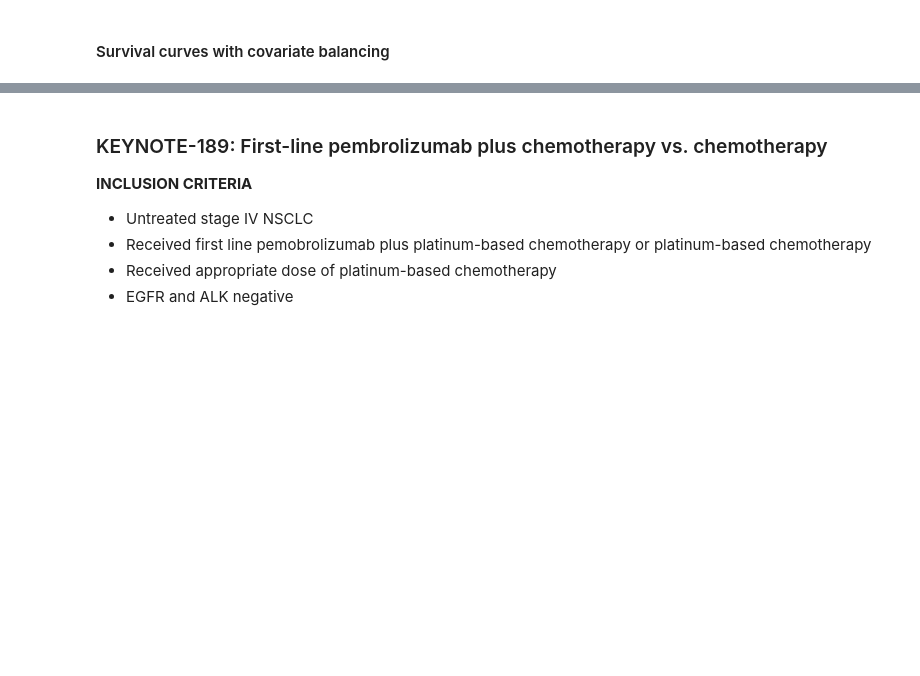
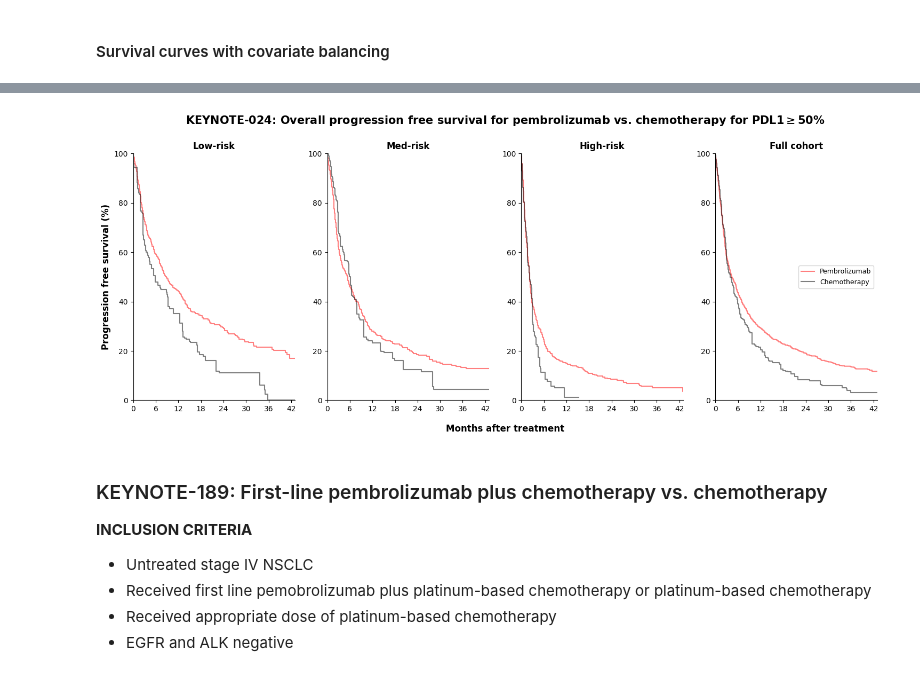
Before and after one commit to xavier-orcutt/TrialTranslator-notebooks, a Jupyter notebook: lung/rtrials_wt3r_33c_dc.ipynb, the cells around one changed output, grey strips where cells are left out. Drawn from its saved outputs; the diff is of its cells as text; code cells hidden in the pictures; blank space fills up the shorter version.

```diff
--- a/lung/rtrials_wt3r_33c_dc.ipynb
+++ b/lung/rtrials_wt3r_33c_dc.ipynb
@@ -1119,0 +1128,2 @@ key_024 = key_024.query('timerisk_treatment >= 0')
+# %%
+key_024 = pd.merge(key_024, progression, on = 'PatientID', how = 'left')
@@ -1119,0 +1151,2 @@ key_024 = key_024.query('timerisk_treatment >= 0')
+# %%
+key_024 = key_024.query('time_prog_treatment >= 0')
@@ -1491,0 +1203,15 @@ plt.show()
+# %%
+key_024_iptw = key_024.filter(items = ['pfs_status',
+                                       'time_prog_treatment',
+                                       'pembro',
+                                       'age',
+                                       'gender',
+                                       'race',
+                                       'PracticeType',
+                                       'Histology',
+                                       'adv_year',
+                                       'commercial',
+                                       'medicare',
+                                       'medicaid',
+                                       'ecog_diagnosis',
+                                       'risk_score'])
@@ -1492,3 +1452,81 @@ plt.show()
+# %%
+fig = plt.figure(figsize=(18, 6))
+
+# Plot survival curves for low risk group
+plt.subplot(1, 4, 1)
+
+plt.step(kmf_low_pembro_024_iptw.timeline, kmf_low_pembro_024_iptw.survival_function_.values*100, color = 'red', alpha = 0.5)
+
+plt.step(kmf_low_plat_024_iptw.timeline, kmf_low_plat_024_iptw.survival_function_.values*100, color = 'black', alpha = 0.5)
+
+plt.xticks(np.arange(0, 43, 6))
+plt.xlim(0, 43)
+plt.ylim(0, 100)
+
+plt.title('Low-risk', weight = 'bold')
+plt.ylabel('Progression free survival (%)', size = 12, weight = 'bold')
+
+plt.gca().spines['top'].set_visible(False)
+plt.gca().spines['right'].set_visible(False)
+
+# Plot survival curves for med risk group.
+plt.subplot(1, 4, 2)
+
+plt.step(kmf_med_pembro_024_iptw.timeline, kmf_med_pembro_024_iptw.survival_function_.values*100, color = 'red', alpha = 0.5)
+
+plt.step(kmf_med_plat_024_iptw.timeline, kmf_med_plat_024_iptw.survival_function_.values*100, color = 'black', alpha = 0.5)
+
+plt.xticks(np.arange(0, 43, 6))
+plt.xlim(0, 43)
+plt.ylim(0, 100)
+
+plt.title('Med-risk', weight = 'bold')
+
+plt.gca().spines['top'].set_visible(False)
+plt.gca().spines['right'].set_visible(False)
+
+# Plot survival curves by treatment for high risk group.
+plt.subplot(1, 4, 3)
+
+plt.step(kmf_high_pembro_024_iptw.timeline, kmf_high_pembro_024_iptw.survival_function_.values*100, color = 'red', alpha = 0.5)
+
+plt.step(kmf_high_plat_024_iptw.timeline, kmf_high_plat_024_iptw.survival_function_.values*100, color = 'black', alpha = 0.5)
+
+plt.xticks(np.arange(0, 43, 6))
+plt.xlim(0, 43)
+plt.ylim(0, 100)
+
+plt.title('High-risk', weight = 'bold')
+
+plt.gca().spines['top'].set_visible(False)
+plt.gca().spines['right'].set_visible(False)
+
+# Plot survival curves by treatment for all risk group.
+plt.subplot(1, 4, 4)
+
+plt.step(kmf_all_pembro_024_iptw.timeline, kmf_all_pembro_024_iptw.survival_function_.values*100, color = 'red', alpha = 0.5, label = 'Pembrolizumab')
+
+plt.step(kmf_all_plat_024_iptw.timeline, kmf_all_plat_024_iptw.survival_function_.values*100, color = 'black', alpha = 0.5, label = 'Chemotherapy')
+
+plt.xticks(np.arange(0, 43, 6))
+plt.xlim(0, 43)
+plt.ylim(0, 100)
+
+plt.title('Full cohort', weight = 'bold')
+
+plt.gca().spines['top'].set_visible(False)
+plt.gca().spines['right'].set_visible(False)
+
+plt.legend(loc = 'center right', prop = {'size': 9})
+
+fig.add_subplot(1, 1, 1, frameon = False)
+plt.tick_params(labelcolor = 'none', which = 'both', top = False, bottom = False, left = False, right = False)
+plt.xlabel('Months after treatment', labelpad = 15, size = 12, weight = 'bold')
+plt.title(r'KEYNOTE-024: Overall progression free survival for pembrolizumab vs. chemotherapy for PDL1$\geq$50%', pad = 40, size = 15, weight = 'bold')
+
+plt.show()
+# %% [output]
+[figure, added]
 # %% [markdown]
 ### KEYNOTE-189: First-line pembrolizumab plus chemotherapy vs. chemotherapy
 
```
Also changed, not shown: parts of 81 cells of this notebook, 2 other files.
